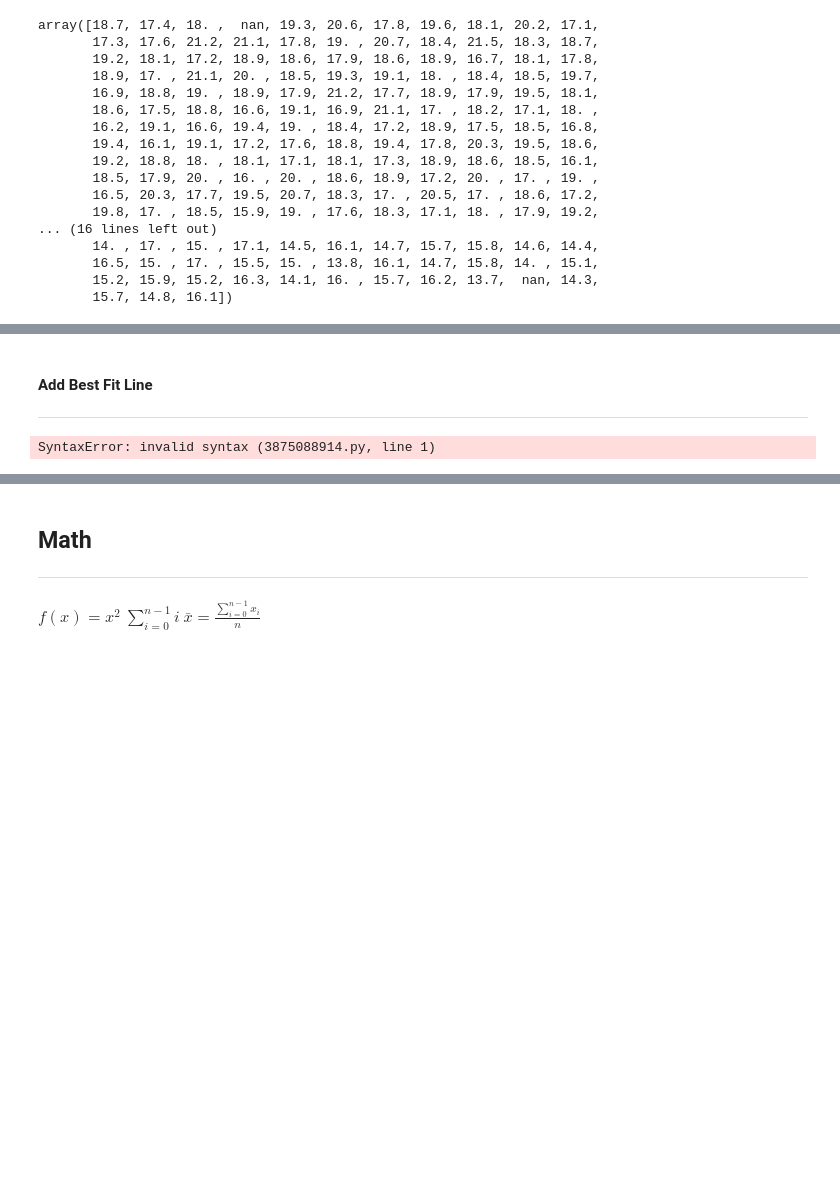
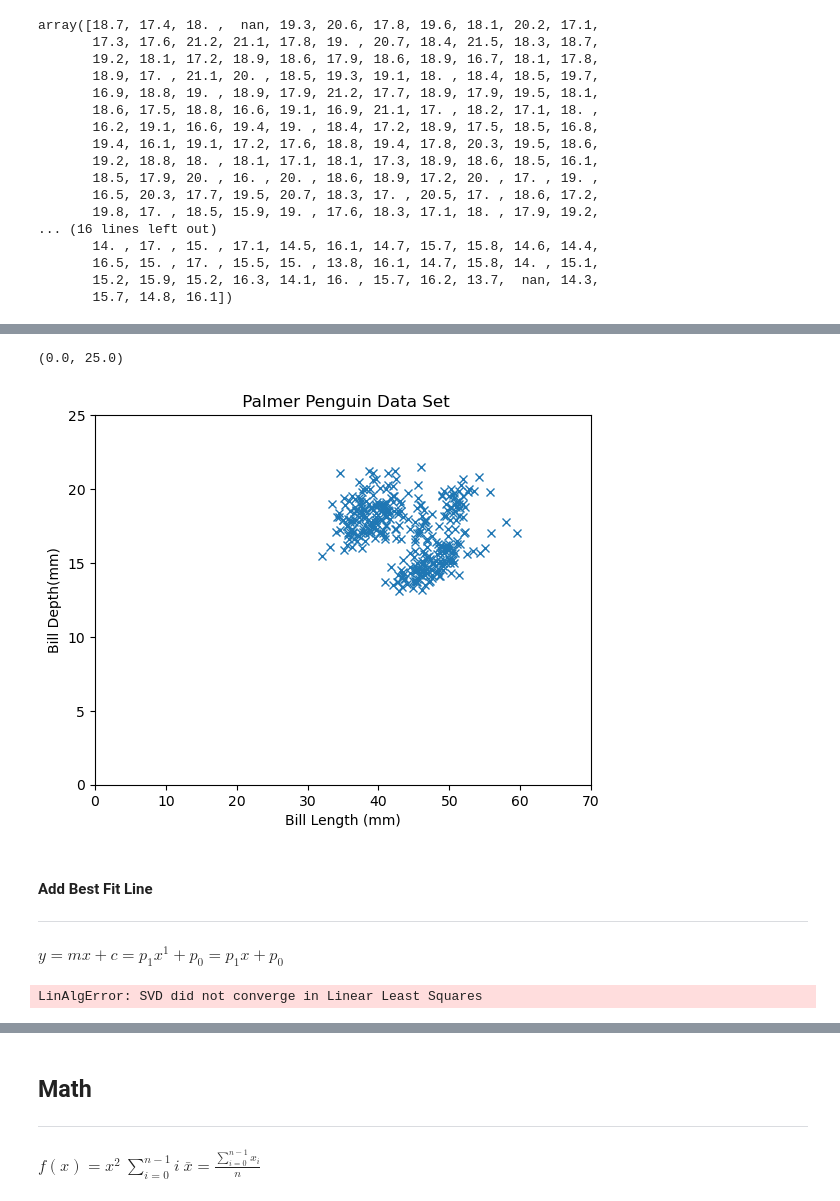
Before and after one commit to Roisin2/mywork, a Jupyter notebook: penguins.ipynb, the cells around one changed output, grey strips where cells are left out. Cells and saved outputs as stored; diff of their text form; code cells hidden in the pictures; blank space fills up the shorter version.

```diff
--- a/penguins.ipynb
+++ b/penguins.ipynb
@@ -246,35 +247,38 @@ SyntaxError: invalid syntax (1110828747.py, line 1)
 # %%
 # Create new figure and set of axes.
 fig, ax = plt.subplots()
 
 # Simple Plot.
-ax.plot(plen, pwidth, "x")
+ax.plot(bill_len, b_depth, "x")
 
 # Axis Labels.
-ax.set_xlabel("Petal Length (cm)")
-ax.set_ylabel("Petal Width(cm)")
+ax.set_xlabel("Bill Length (mm)")
+ax.set_ylabel("Bill Depth(mm)")
 
 # Title
-ax.set_title("Penguin Data Set")
+ax.set_title(" Palmer Penguin Data Set")
+# X Limits. (to allow 0 to 70)
+ax.set_xlim(0, 70)
 
-# X Limits. (to allow 0 to 8)
-ax.set_xlim(0, 8)
 
-# Y Limits. (to allow 0 to 4)
-ax.set_ylim(0, 4)
+# Y Limits. (to allow 0 to 25)
+ax.set_ylim(0, 25)
+# %% [output]
+(0.0, 25.0)
+[figure, added]
 # %% [markdown]
 #### Add Best Fit Line
 ***
-# %%
-$ y = mx + c = p_1 x^1 + p_0 = p_1 x + p_0 $
-# %% [output]
-SyntaxError: invalid syntax (3875088914.py, line 1)
+# %% [markdown]
+ $ y = mx + c = p_1 x^1 + p_0 = p_1 x + p_0 $
 # %%
 # Fit a straight line between x and y.
-m, c = np.polyfit(plen,pwidth,1)
+m, c = np.polyfit(bill_len,b_depth,1)
 
 # show m and c.
 print (m, c)
+# %% [output]
+LinAlgError: SVD did not converge in Linear Least Squares
 # %%
 # Create new figure and set of axes.
 fig, ax = plt.subplots()
```
Also changed, not shown: parts of 7 cells of this notebook, 1 other file.
